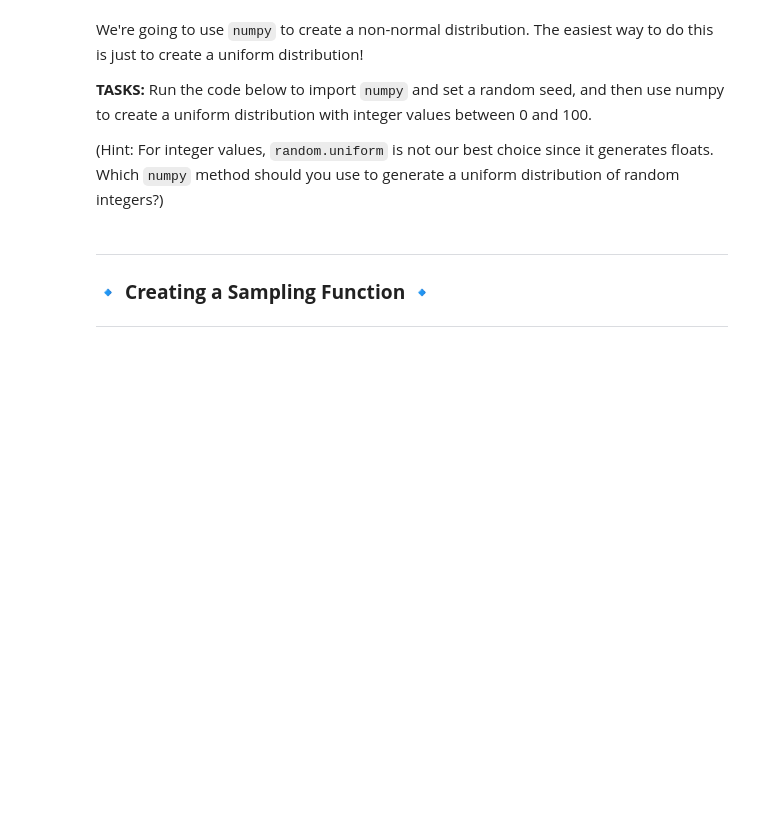
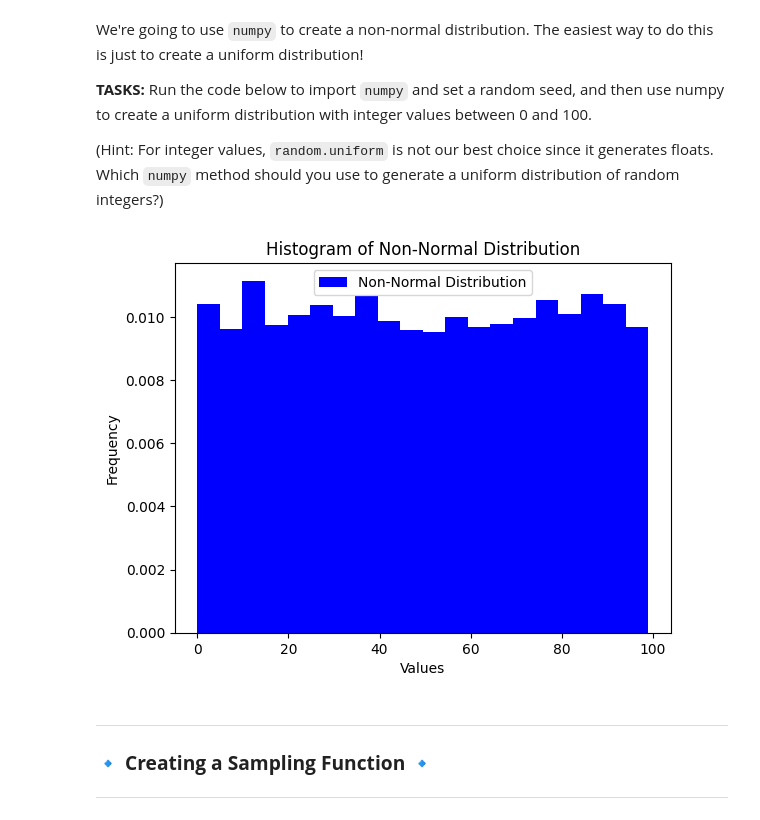
Before and after one commit to DUDeJayDev/acs2500-notebooks, a Jupyter notebook: tutorials/Normal_Distributions_and_the_Central_Limit_Theorem.ipynb, the cells around one changed output. Saved outputs shown, nothing was run; the diff lists cells and outputs as text; code cells hidden in the pictures; blank space fills up the shorter version.

```diff
--- a/tutorials/Normal_Distributions_and_the_Central_Limit_Theorem.ipynb
+++ b/tutorials/Normal_Distributions_and_the_Central_Limit_Theorem.ipynb
@@ -41,9 +41,20 @@ np.random.seed(42)
 # %%
 # Create a uniform distribution of 10,000 integers between 0 and 100.
 non_normal_data = np.random.randint(low=0, high=100, size=10000)
 
-# TODO: Use plt.hist() to visualize our the distribution of our dummy dataset.
-pass
+# Create a histogram of the data
+plt.hist(non_normal_data, bins=20, density=True, color='b', label='Non-Normal Distribution')
+
+# Add labels and a legend
+plt.xlabel('Values')
+plt.ylabel('Frequency')
+plt.title('Histogram of Non-Normal Distribution')
+plt.legend()
+
+# Show the plot
+plt.show()
+# %% [output]
+[figure, added]
 # %% [markdown]
 ---
 
```
Also changed, not shown: parts of 3 cells of this notebook, 5 other files.
